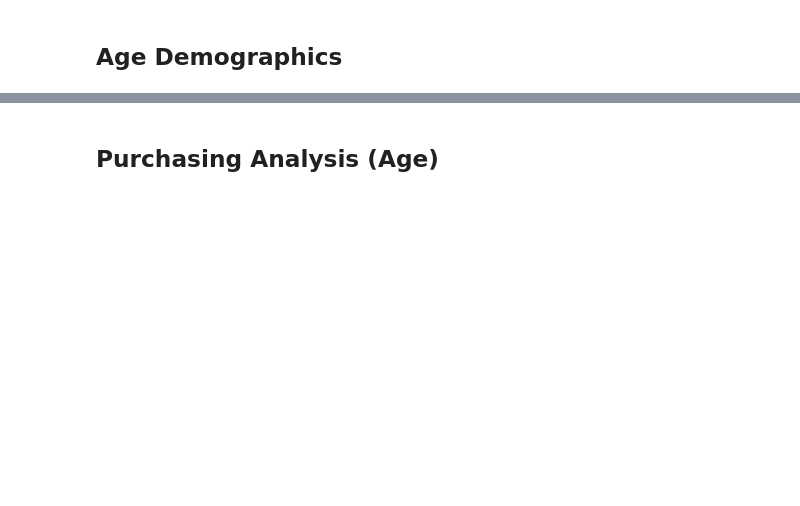
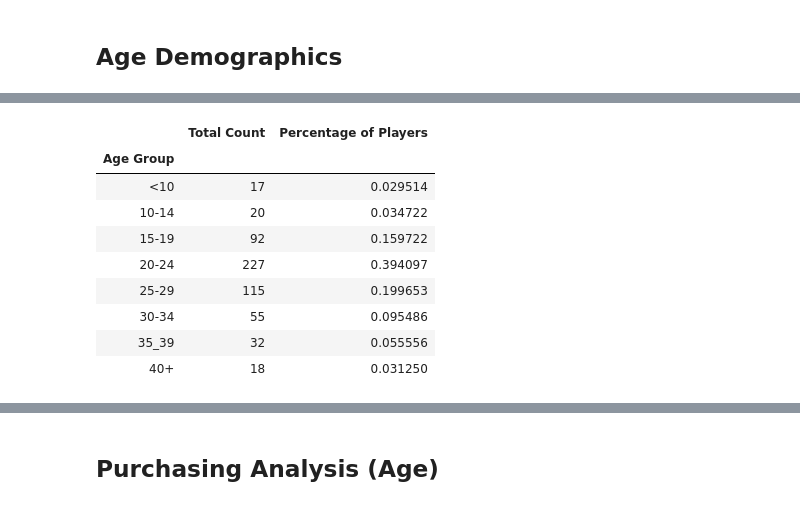
Before and after one commit to blt1339/pandas-challenge, a Jupyter notebook: HeroesOfPymoli/HeroesOfPymoli.ipynb, the cells around one changed output, grey strips where cells are left out. Saved outputs shown, nothing was run; the diff lists cells and outputs as text; code cells hidden in the pictures; blank space fills up the shorter version.

```diff
--- a/HeroesOfPymoli/HeroesOfPymoli.ipynb
+++ b/HeroesOfPymoli/HeroesOfPymoli.ipynb
@@ -262,0 +288,6 @@ purchasing_analysis_gender_df
+# %%
+grouped_age_group_df = purchase_data_df.groupby('Age Group')
+# %%
+# Count the total of screen names "SN" by age group
+total_sn_by_age_group = grouped_age_group_df["SN"].nunique()
+total_sn_by_age_group
@@ -262,0 +305,4 @@ purchasing_analysis_gender_df
+# %%
+# # Total count by gender and divivde by total players
+percentage_of_players_by_age_group = total_sn_by_age_group / total_players
+percentage_of_players_by_age_group
@@ -262,0 +320,15 @@ purchasing_analysis_gender_df
+# %%
+# Add the data into the summary DataFram3e
+age_group_percent_summary_df = pd.DataFrame({"Total Count": total_sn_by_age_group,"Percentage of Players": percentage_of_players_by_age_group})
+age_group_percent_summary_df
+# %% [output]
+|  | Total Count | Percentage of Players |
+| Age Group |  |  |
+| <10 | 17 | 0.029514 |
+| 10-14 | 20 | 0.034722 |
+| 15-19 | 92 | 0.159722 |
+| 20-24 | 227 | 0.394097 |
+| 25-29 | 115 | 0.199653 |
+| 30-34 | 55 | 0.095486 |
+| 35_39 | 32 | 0.055556 |
+| 40+ | 18 | 0.031250 |
```
Also changed, not shown: parts of 5 cells of this notebook.
